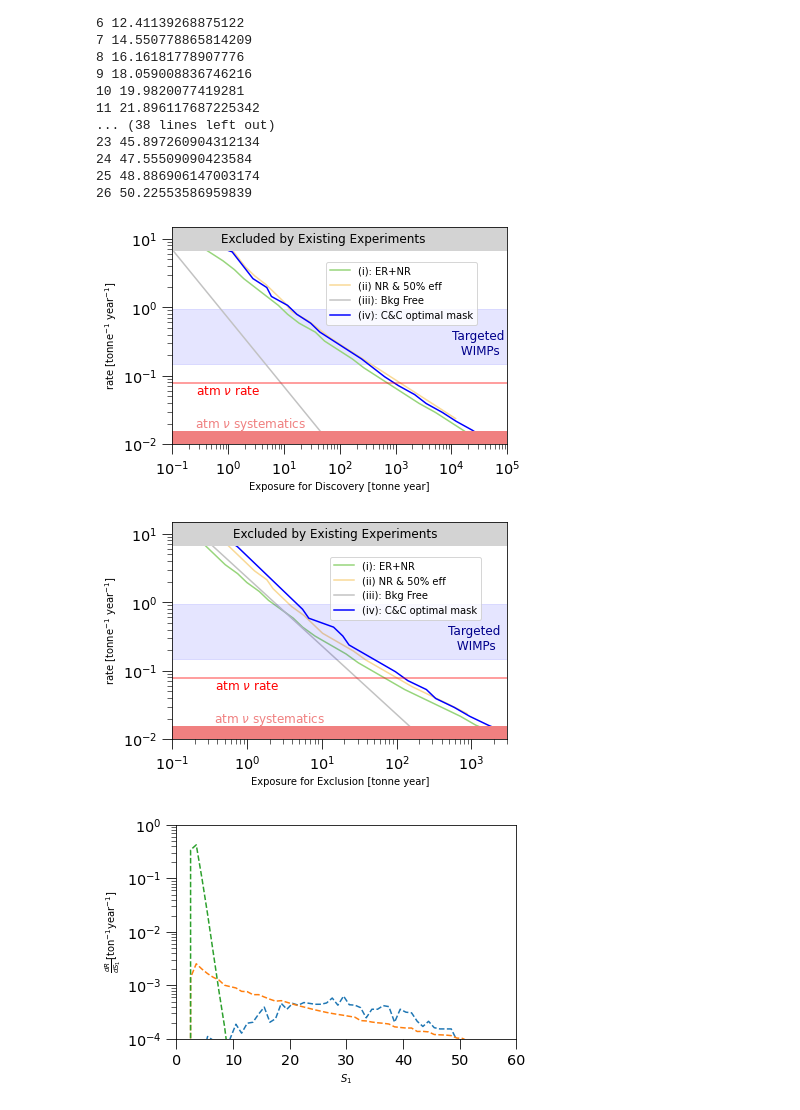
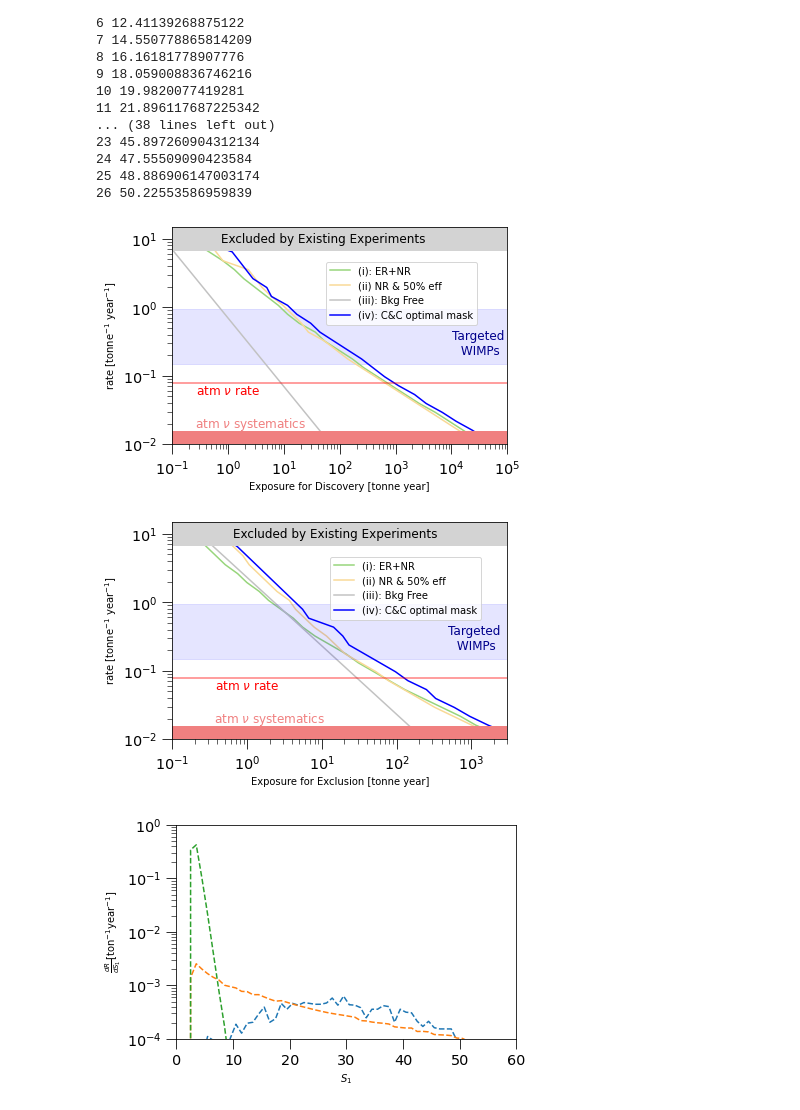
Before and after one commit to ItayBM/NeutrinoFogs, a Jupyter notebook: NeutrinoFogElectroWIMPs.ipynb, the cells around one changed output. Drawn from its saved outputs; the diff is of its cells as text; code cells hidden in the pictures.

```diff
--- a/NeutrinoFogElectroWIMPs.ipynb
+++ b/NeutrinoFogElectroWIMPs.ipynb
@@ -935,7 +935,7 @@ for anum in range(4):
     alabel = ['(i): ER+NR', '(ii) NR & 50% eff', '(iii): Bkg Free', '(iv): C&C optimal mask'][anum]
     acolor = ['#97d57b', '#f9d996', '#c2c2c2', 'blue'][anum]
     if anum != 2:
-        plt.plot(mydictofxy[akey]['ydisc'], mydictofxy[akey]['xdisc'] * (1 + (anum == 1)), label=alabel, color=acolor)
+        plt.plot(mydictofxy[akey]['ydisc']* (1 + (anum == 1)), mydictofxy[akey]['xdisc'], label=alabel, color=acolor)
     else:
         plt.plot(np.log(2)/np.exp(np.linspace(-5, 5)), np.exp(np.linspace(-5, 5)), label=alabel, color=acolor)
 plt.fill_between([0.0001, 1000000], [LZrate,LZrate], [100,100], color=mcolors.CSS4_COLORS['lightgray'], alpha=1, zorder=2)
@@ -972,36 +972,36 @@ for anum in range(4):
     alabel = ['(i): ER+NR', '(ii) NR & 50% eff', '(iii): Bkg Free', '(iv): C&C optimal mask'][anum]
     acolor = ['#97d57b', '#f9d996', '#c2c2c2', 'blue'][anum]
     if anum != 2:
-        plt.plot(mydictofxy[akey]['yexc'], mydictofxy[akey]['xexc'] * (1 + (anum == 1)), label=alabel, color=acolor)
+        plt.plot(mydictofxy[akey]['yexc']* (1 + (anum == 1)), mydictofxy[akey]['xexc'], label=alabel, color=acolor)
     else:
         plt.plot(np.log(10)/np.exp(np.linspace(-5, 5)), np.exp(np.linspace(-5, 5)), label=alabel, color=acolor)
 plt.fill_between([0.0001, 1000000], [LZrate, LZrate], [100, 100], color=mcolors.CSS4_COLORS['lightgray'], alpha=1, zorder=2)
 
 plt.legend(loc=(0.47, 0.55))
 plt.yscale('log')
 plt.xscale('log')
 
 plt.fill_between([0.0001, 1000000], [10**(-5), 10**(-5)], np.array([nuuncertainty, nuuncertainty]),
                   color=mcolors.CSS4_COLORS['lightcoral'], alpha=1, zorder=2)
 plt.fill_between([0.0001, 1000000], [(0.24-0.04)*3/4, (0.24-0.04)*3/4], [(0.96+0.28)*3/4, (0.96+0.28)*3/4],
                   color='blue', alpha=0.1, zorder=2)
 plt.plot([0.0001, 100000], np.array([ratetots['Bkg_NR_othernu'], ratetots['Bkg_NR_othernu']]), color='red', alpha=0.5)
 
 plt.ylim(0.01, 15)
 plt.xlim(0.1, 3000)
 add_custom_label(1, 0.06, 0, 'atm '+r'$\nu$'+ ' rate', 'red', 12)
 add_custom_label(2, 0.02, 0, 'atm '+r'$\nu$'+ ' systematics',mcolors.CSS4_COLORS['lightcoral'], 12)
 add_custom_label(1100, 0.3, 0, 'Targeted\n WIMPs', mcolors.CSS4_COLORS['darkblue'], 12)
 add_custom_label(15, 10, 0, 'Excluded by Existing Experiments', 'black', 12)
 
 plt.xlabel('Exposure for Exclusion [tonne year]')
 plt.ylabel(r'${\rm rate}~[{\rm tonne}^{-1}~{\rm year}^{-1}]$')
 
 plt.savefig(datafolder + 'expofrate_compexc_flipped.pdf', bbox_inches='tight', pad_inches=0.1)
 plt.show()
 # %% [output]
-[figure, old version]
+[figure, new version]
-[figure, old version]
+[figure, new version]
 # %%
 #Median Mask (note that this plot is not used in the main paper, it was used by us to have a better grasp of things)
 plt.plot((fulldict['S1bins'][:-1]+fulldict['S1bins'][1:])/2,np.sum(fulldict['BinnedSpect']['Bkg_ER_solarnu']*maskmed,axis=1),'--')#,color=mcolors.CSS4_COLORS['magenta'])
```
Also changed, not shown: parts of 3 cells of this notebook, 3 other files.
